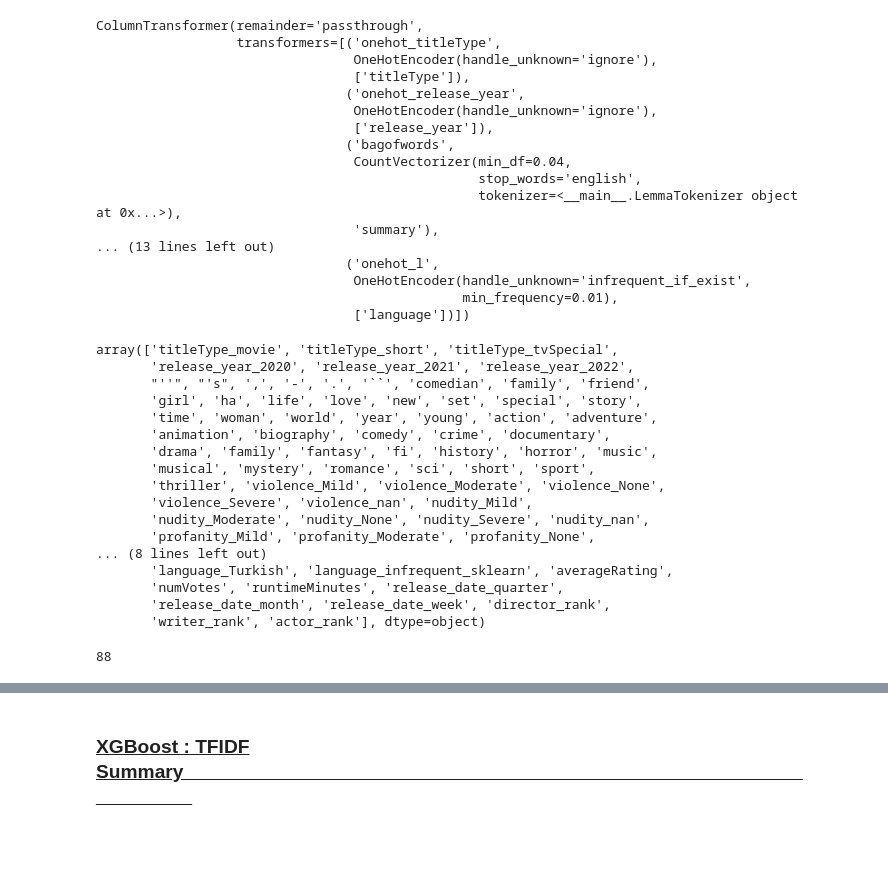
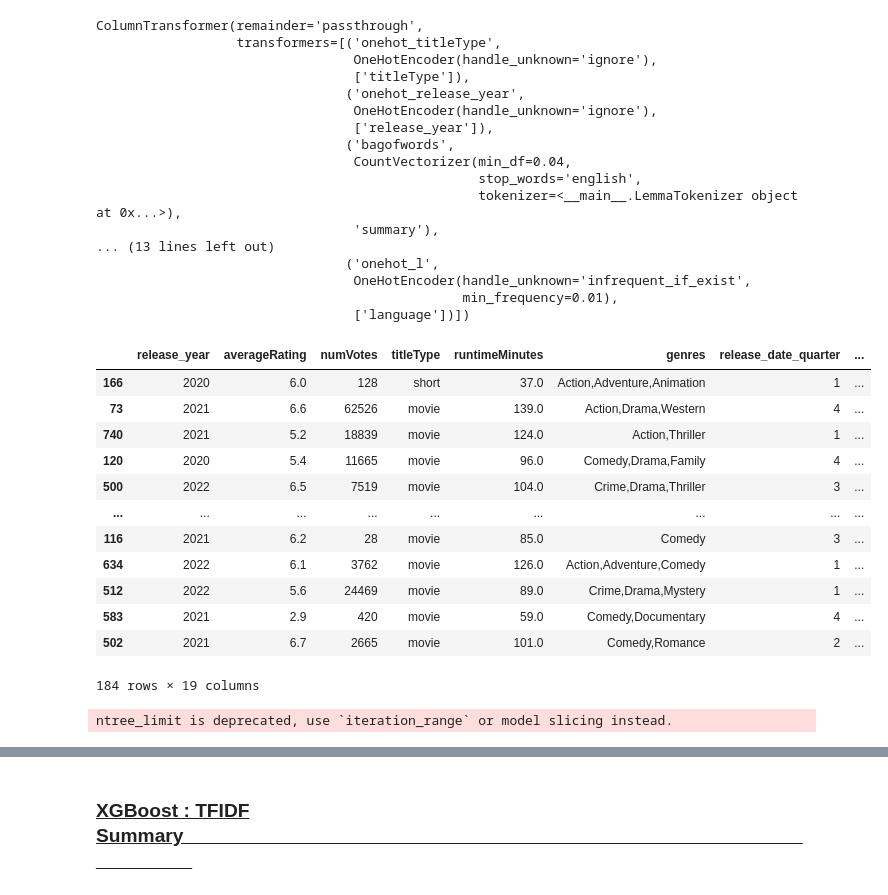
Before and after one commit to Joeyzect/Netflix_ALab_2022, a Jupyter notebook: notebooks/14-joseph-movies-modelling-final copy.ipynb, the cells around one changed output, grey strips where cells are left out. Cells and saved outputs as stored; diff of their text form; code cells hidden in the pictures; blank space fills up the shorter version.

```diff
--- a/notebooks/14-joseph-movies-modelling-final copy.ipynb
+++ b/notebooks/14-joseph-movies-modelling-final copy.ipynb
@@ -431,22 +434,4 @@ def get_feature_names(estimator):
     feature_names = np.concatenate([feature_names, unchanged_features])
     return feature_names
 # %%
-get_feature_names(best_xgb_gs_bow['xgb_transformer'])
+xgb_gs_bow_feature_names = get_feature_names(best_xgb_gs_bow['xgb_transformer'])
-# %% [output]
-array(['titleType_movie', 'titleType_short', 'titleType_tvSpecial',
-       'release_year_2020', 'release_year_2021', 'release_year_2022',
-       "''", "'s", ',', '-', '.', '``', 'comedian', 'family', 'friend',
-       'girl', 'ha', 'life', 'love', 'new', 'set', 'special', 'story',
-       'time', 'woman', 'world', 'year', 'young', 'action', 'adventure',
-       'animation', 'biography', 'comedy', 'crime', 'documentary',
-       'drama', 'family', 'fantasy', 'fi', 'history', 'horror', 'music',
-       'musical', 'mystery', 'romance', 'sci', 'short', 'sport',
-       'thriller', 'violence_Mild', 'violence_Moderate', 'violence_None',
-       'violence_Severe', 'violence_nan', 'nudity_Mild',
-       'nudity_Moderate', 'nudity_None', 'nudity_Severe', 'nudity_nan',
-       'profanity_Mild', 'profanity_Moderate', 'profanity_None',
-... (8 lines left out)
-       'language_Turkish', 'language_infrequent_sklearn', 'averageRating',
-       'numVotes', 'runtimeMinutes', 'release_date_quarter',
-       'release_date_month', 'release_date_week', 'director_rank',
-       'writer_rank', 'actor_rank'], dtype=object)
@@ -464,4 +437,0 @@ feature_names = np.concatenate(feature_names)
-# %%
-len(feature_names)
-# %% [output]
-88
@@ -472,0 +438,22 @@ unchanged_features = [feature for feature in best_xgb_gs_bow['xgb_transformer'].
+# %%
+X_test
+# %% [output]
+|  | release_year | averageRating | numVotes | titleType | runtimeMinutes | genres | release_date_quarter | ... |
+| 166 | 2020 | 6.0 | 128 | short | 37.0 | Action,Adventure,Animation | 1 | ... |
+| 73 | 2021 | 6.6 | 62526 | movie | 139.0 | Action,Drama,Western | 4 | ... |
+| 740 | 2021 | 5.2 | 18839 | movie | 124.0 | Action,Thriller | 1 | ... |
+| 120 | 2020 | 5.4 | 11665 | movie | 96.0 | Comedy,Drama,Family | 4 | ... |
+| 500 | 2022 | 6.5 | 7519 | movie | 104.0 | Crime,Drama,Thriller | 3 | ... |
+| ... | ... | ... | ... | ... | ... | ... | ... | ... |
+| 116 | 2021 | 6.2 | 28 | movie | 85.0 | Comedy | 3 | ... |
+| 634 | 2022 | 6.1 | 3762 | movie | 126.0 | Action,Adventure,Comedy | 1 | ... |
+| 512 | 2022 | 5.6 | 24469 | movie | 89.0 | Crime,Drama,Mystery | 1 | ... |
+| 583 | 2021 | 2.9 | 420 | movie | 59.0 | Comedy,Documentary | 4 | ... |
+| 502 | 2021 | 6.7 | 2665 | movie | 101.0 | Comedy,Romance | 2 | ... |
+184 rows × 19 columns
+# %%
+explainer = shap.TreeExplainer(best_xgb_gs_bow['xgb'])
+
+shap_values = explainer.shap_values(xgb.DMatrix(best_xgb_gs_bow['xgb_transformer'].transform(X_test), y_test))
+# %% [output]
+ntree_limit is deprecated, use `iteration_range` or model slicing instead.
```
Also changed, not shown: parts of 8 cells of this notebook.
